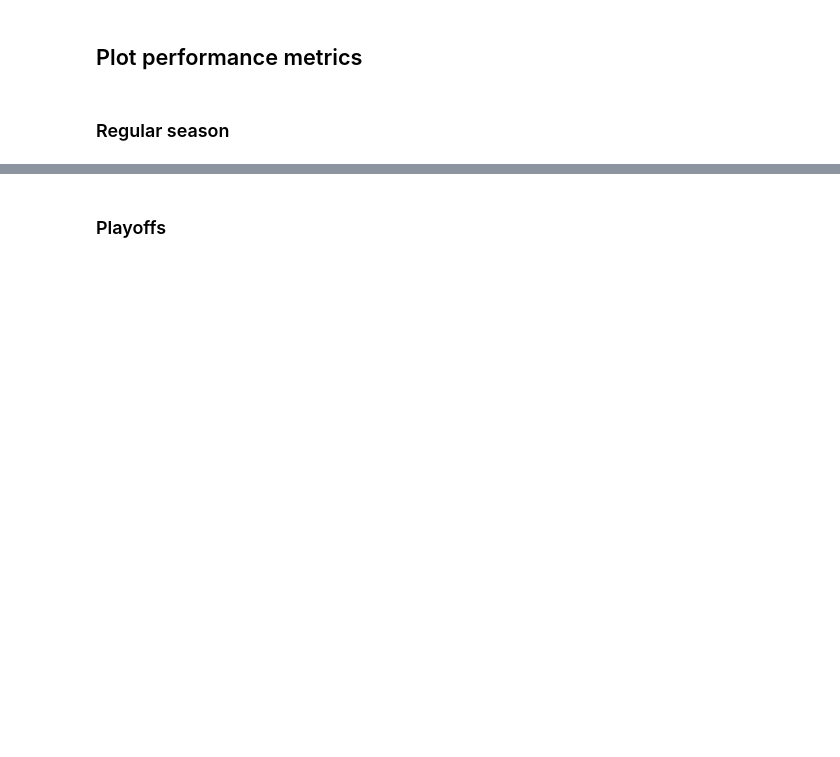
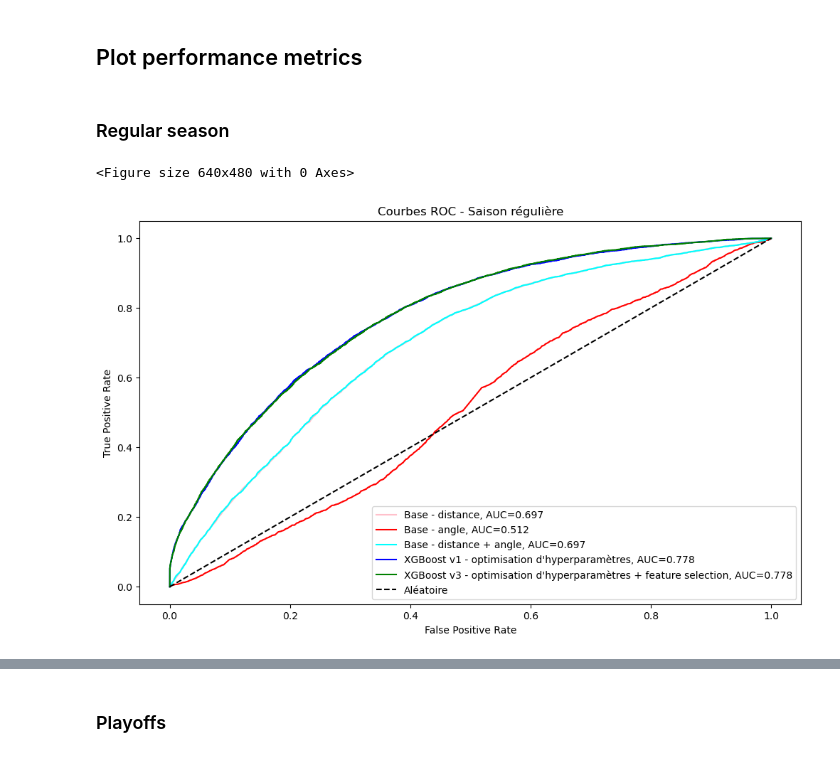
Before and after one commit to hypium/NHL_GoalPredictionApp, a Jupyter notebook: ift6758/models/test_set.ipynb, the cells around one changed output, grey strips where cells are left out. Saved outputs shown, nothing was run; the diff lists cells and outputs as text; code cells hidden in the pictures; blank space fills up the shorter version.

Commit message:
Rouler xgboost avancé dans test_set.ipynb

```diff
--- a/ift6758/models/test_set.ipynb
+++ b/ift6758/models/test_set.ipynb
@@ -51,8 +51,7 @@ X_xgboost_v1_playoffs = X_playoffs
 # %% [markdown]
 ## Load models
 # %%
-# run = wandb.init(project="IFT6758.2024-A02", entity="IFT6758-2024-A02", id="get_models", resume="allow")
-run = wandb.init(project="IFT6758.2024-A02", id="get_models_2", reinit=True)
+run = wandb.init(project="IFT6758.2024-A02", id="get_models", resume="allow")
 
 # Base models
 base_distance_path = run.use_model(name="base_distance:v1")
@@ -85,7 +97,7 @@ KeyboardInterrupt:
 ## Make predictions and obtain results
 # %%
 def get_and_log_model_results(id: str, model, X_test, y_test):
-    wandb.init(project="IFT6758.2024-A02", entity="IFT6758-2024-A02", id=id, resume="allow")
+    wandb.init(project="IFT6758.2024-A02", id=id, resume="allow")
 
     y_pred = model.predict(X_test)
     y_pred_prob = model.predict_proba(X_test)[:, 1]
@@ -146,36 +206,38 @@ if not os.path.exists(figpath_season):
 plt.figure(0).clf()
 plt.figure(figsize=(12, 7))
 
 fpr, tpr, thresh = metrics.roc_curve(results_base_distance_season['is_goal'], results_base_distance_season['goal_proba'])
 auc = metrics.roc_auc_score(results_base_distance_season['is_goal'], results_base_distance_season['goal_proba'])
 plt.plot(fpr, tpr, label="Base - distance, AUC=" + f"{auc:.3f}", color='pink')
 
 fpr, tpr, thresh = metrics.roc_curve(results_base_angle_season['is_goal'], results_base_angle_season['goal_proba'])
 auc = metrics.roc_auc_score(results_base_angle_season['is_goal'], results_base_angle_season['goal_proba'])
 plt.plot(fpr, tpr, label="Base - angle, AUC=" + f"{auc:.3f}", color='red')
 
 fpr, tpr, thresh = metrics.roc_curve(results_base_distance_angle_season['is_goal'], results_base_distance_angle_season['goal_proba'])
 auc = metrics.roc_auc_score(results_base_distance_angle_season['is_goal'], results_base_distance_angle_season['goal_proba'])
 plt.plot(fpr, tpr, label="Base - distance + angle, AUC=" + f"{auc:.3f}", color='cyan')
 
 fpr, tpr, thresh = metrics.roc_curve(results_xgboost_v1_season['is_goal'], results_xgboost_v1_season['goal_proba'])
 auc = metrics.roc_auc_score(results_xgboost_v1_season['is_goal'], results_xgboost_v1_season['goal_proba'])
-plt.plot(fpr, tpr, label="XGBoost v1 - optimization d'hyperparamètres, AUC=" + f"{auc:.3f}", color='blue')
+plt.plot(fpr, tpr, label="XGBoost v1 - optimisation d'hyperparamètres, AUC=" + f"{auc:.3f}", color='blue')
 
-# À rajouter les modèles avancés
 fpr, tpr, thresh = metrics.roc_curve(results_xgboost_hp_feature_sel_season['is_goal'], results_xgboost_hp_feature_sel_season['goal_proba'])
 auc = metrics.roc_auc_score(results_xgboost_hp_feature_sel_season['is_goal'], results_xgboost_hp_feature_sel_season['goal_proba'])
-plt.plot(fpr, tpr, label="XGBoost v0 - fine-tuning d'hyperparamètres + feature selection, AUC=" + f"{auc:.3f}", color='green')
+plt.plot(fpr, tpr, label="XGBoost v3 - optimisation d'hyperparamètres + feature selection, AUC=" + f"{auc:.3f}", color='green')
 
 plt.plot([0, 1], [0, 1], 'k--', label="Aléatoire")
 
 plt.xlabel("False Positive Rate")
 plt.ylabel("True Positive Rate")
 plt.title("Courbes ROC - Saison régulière")
 plt.legend(loc="lower right")
 
 plt.savefig(os.path.join(figpath_season, "roc.png"))
 plt.show()
+# %% [output]
+<Figure size 640x480 with 0 Axes>
+[figure, added]
 # %%
 def plot_goal_rates(results, label, color):
     gr_df = results.copy()
```
Also changed, not shown: parts of 12 cells of this notebook, 8 other files.
